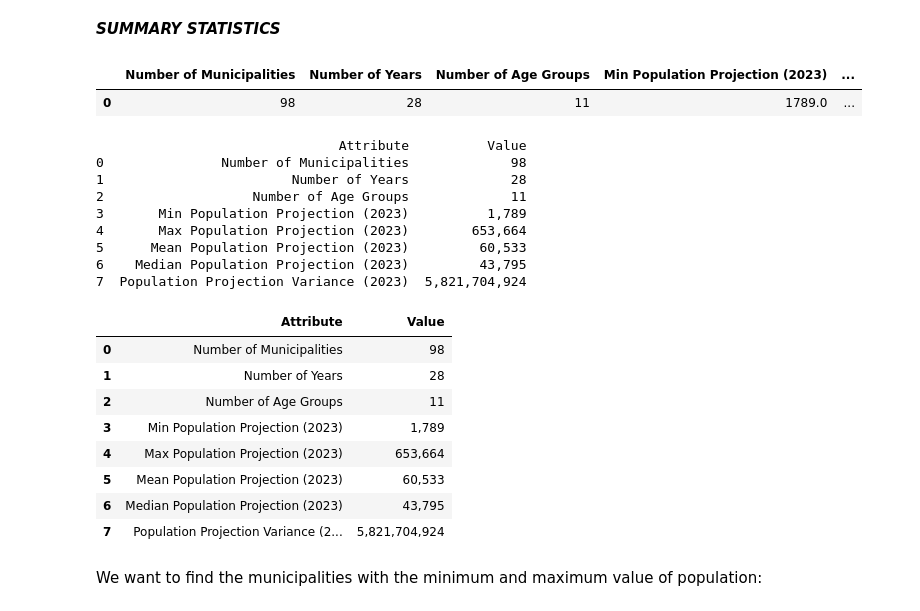
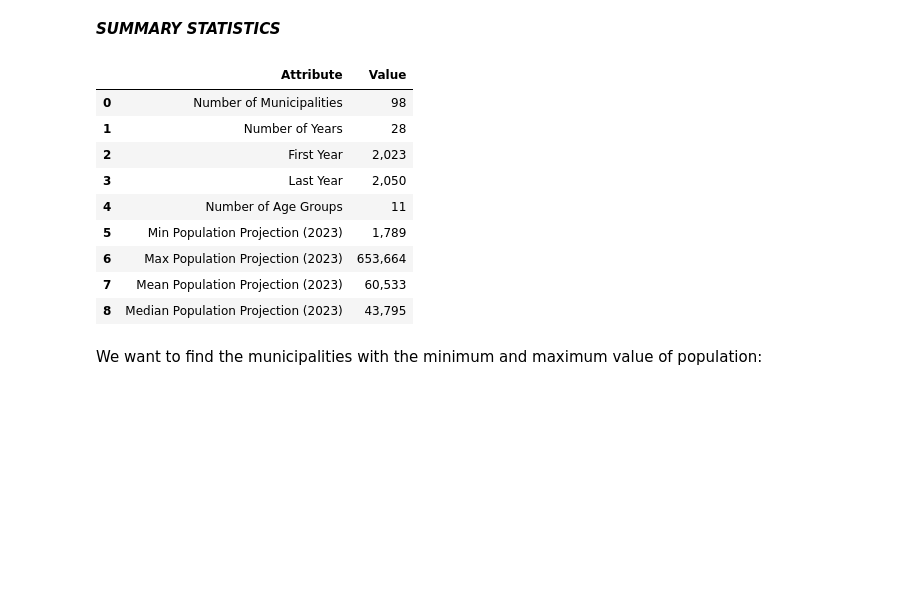
Before and after one commit to NumEconCopenhagen/projects-2024-agnete-og-andrea, a Jupyter notebook: dataproject/dataproject.ipynb, the cells around one changed output. Saved outputs shown, nothing was run; the diff lists cells and outputs as text; code cells hidden in the pictures; blank space fills up the shorter version.

```diff
--- a/dataproject/dataproject.ipynb
+++ b/dataproject/dataproject.ipynb
@@ -362,68 +362,47 @@ print(df)
 # %%
 # Get the number of unique municipalities, years, and age groups
 num_years = df['year'].nunique()
 num_age_group_2023 = df[(df['year'] == 2023) & (df['age_group'] != 'sum of ages')]['age_group'].nunique()
 num_municipalities = df[(df['year'] == 2023) & (df['municipality'] != 'Denmark')]['municipality'].nunique()
+
+#Create the min and max years:
+min_year = df['year'].min()
+max_year = df['year'].max()
 
 # Filter the DataFrame for the year 2023, age group 'sum of ages', and excluding the municipality 'Denmark'
 filtered_data = df[(df['year'] == 2023) & (df['age_group'] == 'sum of ages') & (df['municipality'] != 'Denmark')]
 
 # Calculate the descriptive statistics for the population projection
 projection_stats = filtered_data['population_projection'].describe()
 projection_median = filtered_data['population_projection'].median()
 
-# Create a DataFrame for the descriptive table
+
+
 descriptive_table = pd.DataFrame({
-    'Number of Municipalities': [num_municipalities],
-    'Number of Years': [num_years],
-    'Number of Age Groups': [num_age_group_2023],
-    'Min Population Projection (2023)': [projection_stats['min']],
-    'Max Population Projection (2023)': [projection_stats['max']],
-    'Mean Population Projection (2023)': [projection_stats['mean']],
-    'Median Population Projection (2023)': [projection_median],
-    'Population Projection Variance (2023)': [projection_stats['std'] ** 2]
+    'Attribute': ['Number of Municipalities', 'Number of Years', 'First Year', 'Last Year', 'Number of Age Groups',
+                   'Min Population Projection (2023)', 'Max Population Projection (2023)',
+                   'Mean Population Projection (2023)', 'Median Population Projection (2023)'],
+    'Value': [num_municipalities, num_years, min_year, max_year, num_age_group_2023,
+              projection_stats['min'], projection_stats['max'],
+              projection_stats['mean'], projection_median]
 })
 
+# Convert scientific notation to normal numbers
+descriptive_table['Value'] = descriptive_table['Value'].apply(lambda x: '{:,.0f}'.format(x) if isinstance(x, (int, float)) else x)
 
-
-descriptive_table.head(1)
+# Print the descriptive table
+descriptive_table.head(10)
 # %% [output]
-|  | Number of Municipalities | Number of Years | Number of Age Groups | Min Population Projection (2023) | ... |
-| 0 | 98 | 28 | 11 | 1789.0 | ... |
+|  | Attribute | Value |
+| 0 | Number of Municipalities | 98 |
+| 1 | Number of Years | 28 |
+| 2 | First Year | 2,023 |
+| 3 | Last Year | 2,050 |
+| 4 | Number of Age Groups | 11 |
+| 5 | Min Population Projection (2023) | 1,789 |
+| 6 | Max Population Projection (2023) | 653,664 |
+| 7 | Mean Population Projection (2023) | 60,533 |
+| 8 | Median Population Projection (2023) | 43,795 |
-# %%
-descriptive_table = pd.DataFrame({
-    'Attribute': ['Number of Municipalities', 'Number of Years', 'Number of Age Groups',
-                   'Min Population Projection (2023)', 'Max Population Projection (2023)',
-                   'Mean Population Projection (2023)', 'Median Population Projection (2023)',
-                   'Population Projection Variance (2023)'],
-    'Value': [num_municipalities, num_years, num_age_group_2023,
-              projection_stats['min'], projection_stats['max'],
-              projection_stats['mean'], projection_median,
-              projection_stats['std'] ** 2]
-})
-descriptive_table['Value'] = descriptive_table['Value'].apply(lambda x: '{:,.0f}'.format(x))
-
-print(descriptive_table)
-descriptive_table.head(9)
-# %% [output]
-                               Attribute          Value
-0               Number of Municipalities             98
-1                        Number of Years             28
-2                   Number of Age Groups             11
-3       Min Population Projection (2023)          1,789
-4       Max Population Projection (2023)        653,664
-5      Mean Population Projection (2023)         60,533
-6    Median Population Projection (2023)         43,795
-7  Population Projection Variance (2023)  5,821,704,924
-|  | Attribute | Value |
-| 0 | Number of Municipalities | 98 |
-| 1 | Number of Years | 28 |
-| 2 | Number of Age Groups | 11 |
-| 3 | Min Population Projection (2023) | 1,789 |
-| 4 | Max Population Projection (2023) | 653,664 |
-| 5 | Mean Population Projection (2023) | 60,533 |
-| 6 | Median Population Projection (2023) | 43,795 |
-| 7 | Population Projection Variance (2... | 5,821,704,924 |
 # %% [markdown]
 We want to find the municipalities with the minimum and maximum value of population:
 # %%
```
Also changed, not shown: parts of 1 cell of this notebook.
